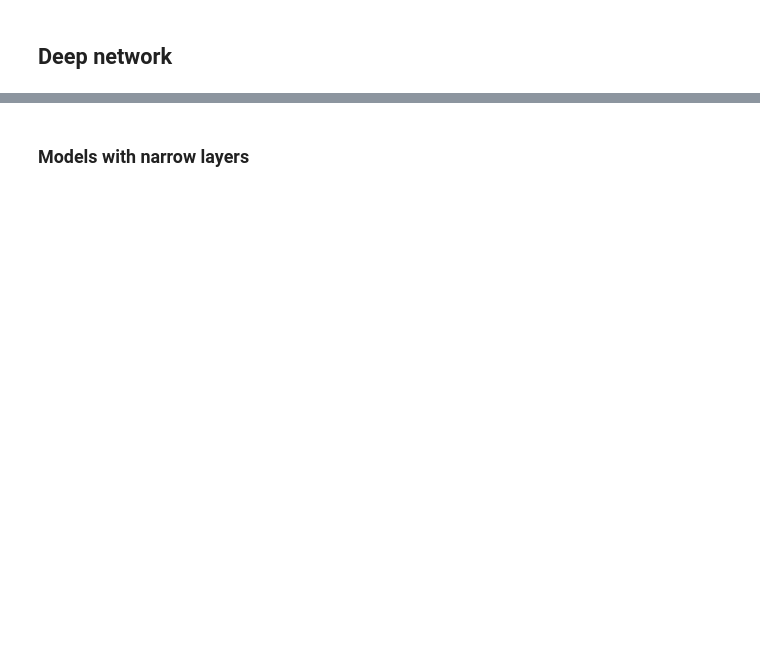
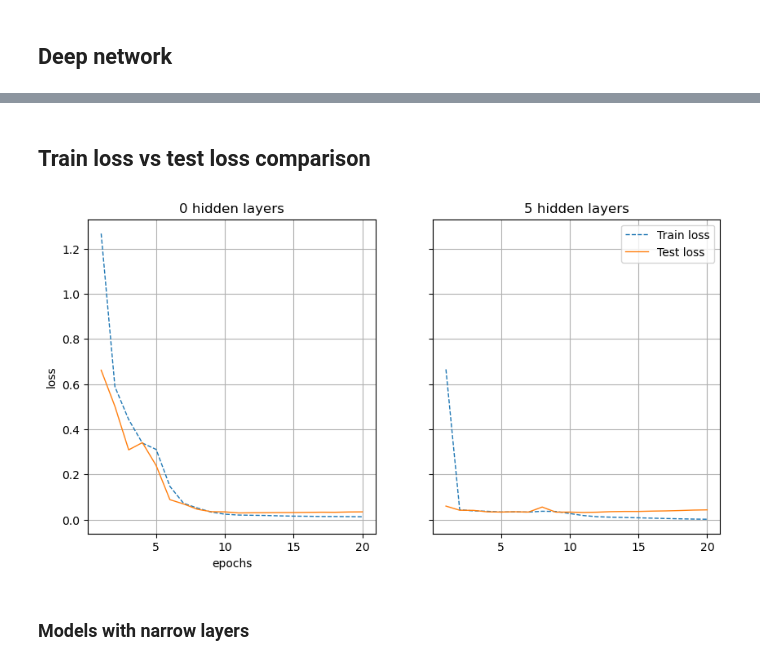
Before and after one commit to vschormann/MA_ML_assisted_SUPG, a Jupyter notebook: Section_3_1.ipynb, the cells around one changed output, grey strips where cells are left out. Saved outputs shown, nothing was run; the diff lists cells and outputs as text; code cells hidden in the pictures; blank space fills up the shorter version.

```diff
--- a/Section_3_1.ipynb
+++ b/Section_3_1.ipynb
@@ -799,3 +822,30 @@ train_loss_d10_batch_res_dropout, test_loss_d10_batch_res_dropout, = train(
+# %% [markdown]
+## Train loss vs test loss comparison
+# %%
+start = 0
+end = 20
+x= np.linspace(start+1,end,len(train_loss_d1_plain[start:end]))
+
+
+fig, (ax1, ax2) = plt.subplots(nrows=1, ncols=2, sharey=True, sharex=True)
+
+ax1.plot(x, train_loss_d1_plain[start:end], label= 'Train loss', linestyle='--', linewidth=1)
+ax1.plot(x, test_loss_d1_plain[start:end], label= 'Test loss', linestyle='-', linewidth=1)
+ax2.plot(x, train_loss_d6_plain[start:end], label= 'Train loss', linestyle='--', linewidth=1)
+ax2.plot(x, test_loss_d6_plain[start:end], label= 'Test loss', linestyle='-', linewidth=1)
+
+fig.set_size_inches(10,5)
+ax1.set_xlabel('epochs')
+ax1.set_ylabel('loss')
+ax1.set_title('0 hidden layers')
+ax2.legend()
+ax1.grid(True)
+ax2.set_title('5 hidden layers')
+ax2.grid(True)
+plt.savefig('example_3_1_testvstrain_loss.png')
+plt.show()
+# %% [output]
+[figure, added]
 # %% [markdown]
 ### Models with narrow layers
 # %%
```
Also changed, not shown: parts of 16 cells of this notebook, 4 other files.
